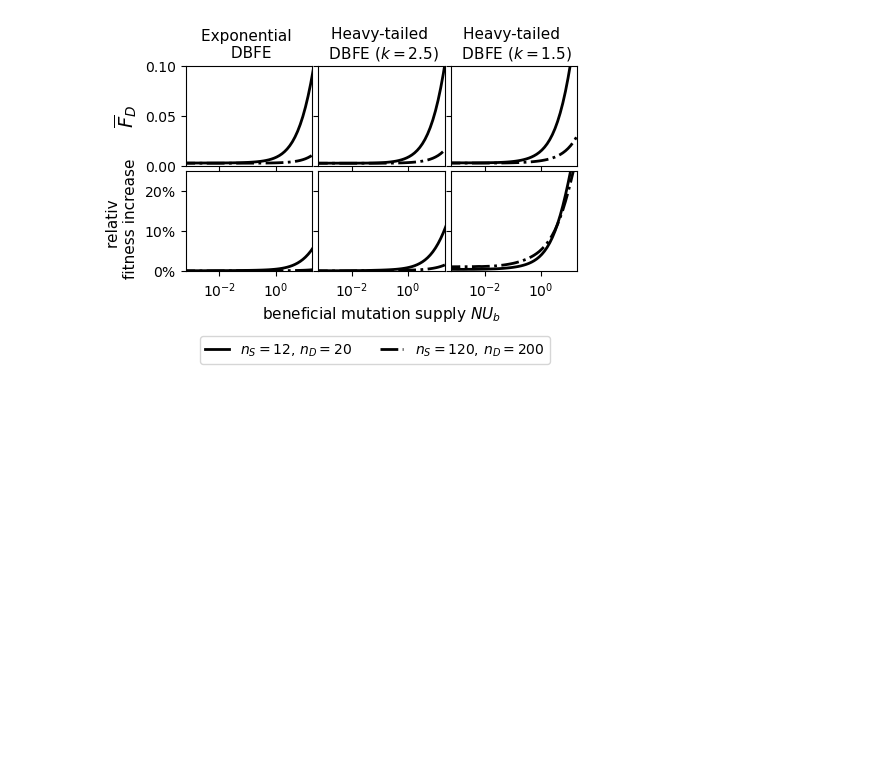
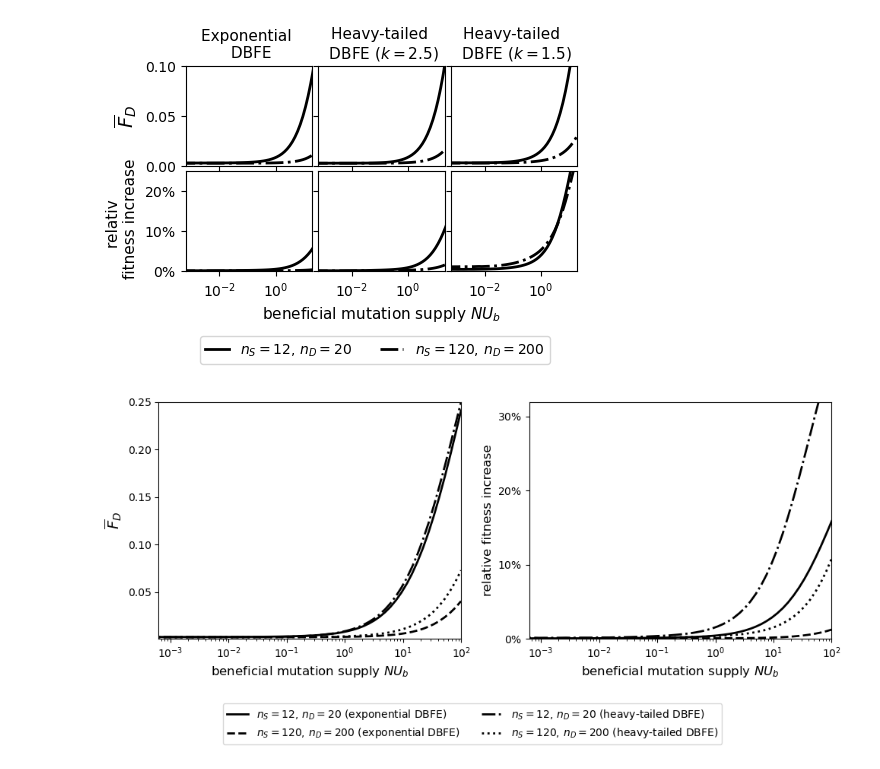
Before and after one commit to AlexKI123/DoublesProject, a Jupyter notebook: Code/WFModel/Plotting/Plot_Random_Result.ipynb, the cells around one changed output. Cells and saved outputs as stored; diff of their text form; code cells hidden in the pictures; blank space fills up the shorter version.

```diff
--- a/Code/WFModel/Plotting/Plot_Random_Result.ipynb
+++ b/Code/WFModel/Plotting/Plot_Random_Result.ipynb
@@ -1607,8 +1607,8 @@ folder_4 = folderdir + '/dataExp_s01_k25'
 #folder_5 = '/Users/alexander/Desktop/RandomLandscapes/Old/Pareto/mean01shape15ns12nd20_LR'
 #folder_6 = '/Users/alexander/Desktop/RandomLandscapes/Old/Pareto/mean01shape15ns120nd200_LR'
 
-folder_5 = folderdir + '/dataExp_s01_k15_small'
-folder_6 = folderdir + '/dataExp_s01_k15_v3'
+folder_5 = folderdir + '/dataExp_s01_k21_small'
+folder_6 = folderdir + '/dataExp_s01_k21_v2'
 
 
 folder_list = [folder_1, folder_2, folder_3, folder_4, folder_5, folder_6]
@@ -1707,3 +1707,50 @@ fig.legend(loc='lower center', ncol=3, bbox_to_anchor=(0.5, -0.32),fontsize=10,
 plt.show()
 # %% [output]
 [figure]
+# %%
+# Create two subplots side by side
+fig, (ax1, ax2) = plt.subplots(1, 2, figsize=(10, 4))
+
+# Plot the data on the first subplot
+ax1.plot(x_list[0], fd_list[0], color="black", linewidth=2, linestyle='-', label="$n_S=12,\,n_D=20$ (exponential DBFE)")
+ax1.plot(x_list[1], fd_list[1], color="black", linewidth=2, linestyle='--', label="$n_S=120,\,n_D=200$ (exponential DBFE)")
+ax1.plot(x_list[4], fd_list[4], color="black", linewidth=2, linestyle='-.', label="$n_S=12,\,n_D=20$ (heavy-tailed DBFE)")
+ax1.plot(x_list[5], fd_list[5], color="black", linewidth=2, linestyle=':', label="$n_S=120,\,n_D=200$ (heavy-tailed DBFE)")
+
+# Set the labels and limits for the first subplot
+ax1.set_ylabel('$\overline{F}_D$', fontsize=14)
+ax1.set_xlabel('beneficial mutation supply $NU_b$', fontsize=12)
+ax1.set_xlim(10**(-3.2), 100)
+ax1.set_ylim(10**(-3), 0.25)
+ax1.set_xscale("log")
+
+# Plot the data on the second subplot
+ax2.plot(x_list[0], w_list[0], color="black", linewidth=2, linestyle='-', label="$n_S=12,\,n_D=20$ (exponential DBFE)")
+ax2.plot(x_list[1], w_list[1], color="black", linewidth=2, linestyle='--', label="$n_S=120,\,n_D=200$ (exponential DBFE)")
+ax2.plot(x_list[4], w_list[4], color="black", linewidth=2, linestyle='-.', label="$n_S=12,\,n_D=20$ (heavy-tailed DBFE)")
+ax2.plot(x_list[5], w_list[5], color="black", linewidth=2, linestyle=':', label="$n_S=120,\,n_D=200$ (heavy-tailed DBFE)")
+
+# Set the labels and limits for the second subplot
+ax2.set_ylabel('relative fitness increase', fontsize=12)
+ax2.set_xlabel('beneficial mutation supply $NU_b$', fontsize=12)
+ax2.set_ylim(10**(-3), 0.32)
+ax2.set_yticks([0.0,0.1,0.2, 0.3])
+ax2.set_yticklabels(["$0 \\%$","$10 \\%$","$20 \\%$", "$30 \\%$"])
+ax2.set_xlim(10**(-3.2), 100)
+ax2.set_xscale("log")
+
+# Create a shared legend
+handles, labels = ax1.get_legend_handles_labels()
+fig.legend(handles, labels, loc='upper center', bbox_to_anchor=(0.5, -0.025), ncol=2, fontsize=10)
+
+# Adjust the position of the subplots and the legend
+plt.subplots_adjust(bottom=0.00, top=1)
+
+# Show the plot
+plt.tight_layout()
+
+plt.savefig("heavytailedv7.pdf", bbox_inches='tight')
+
+plt.show()
+# %% [output]
+[figure, added]
```
